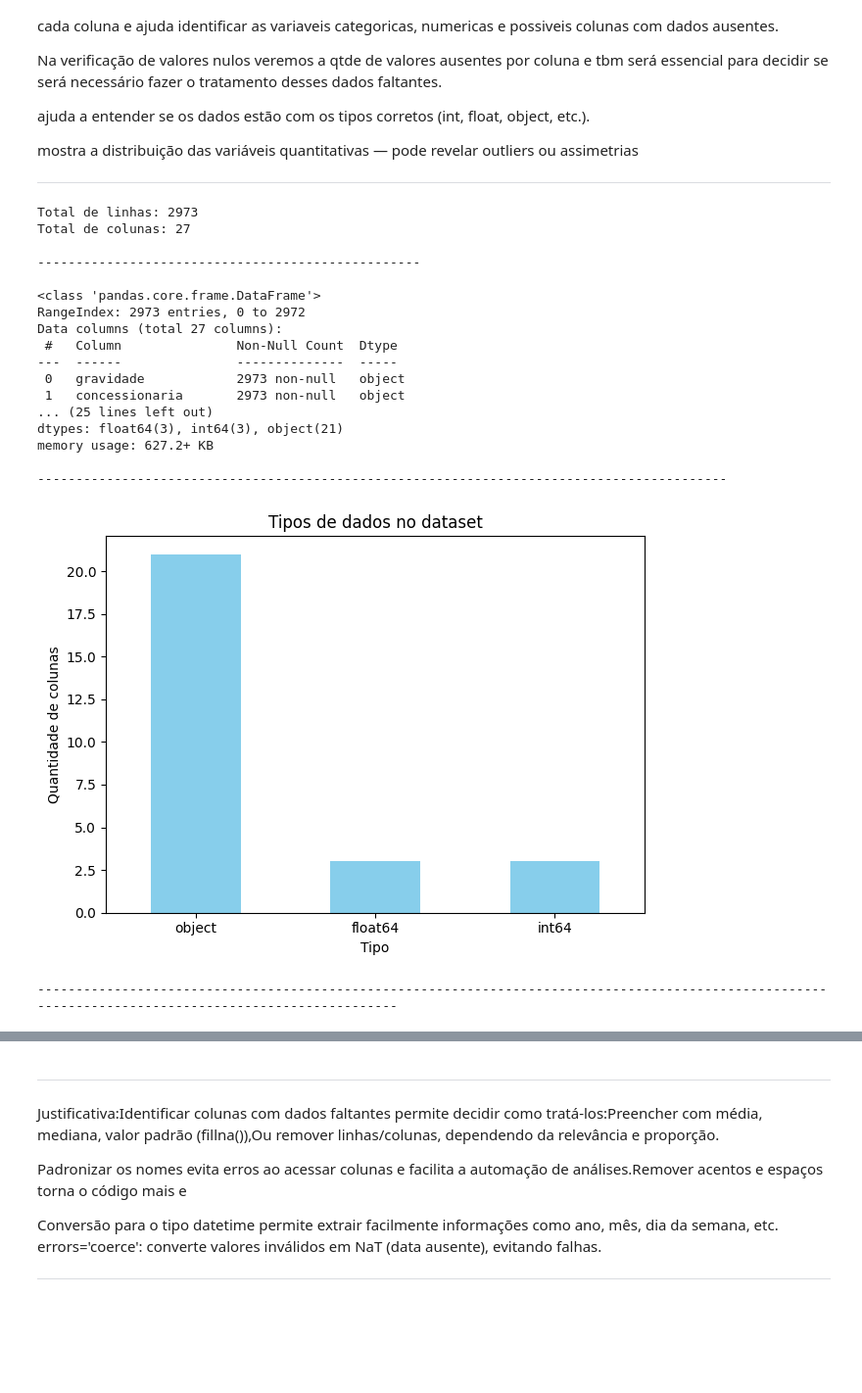
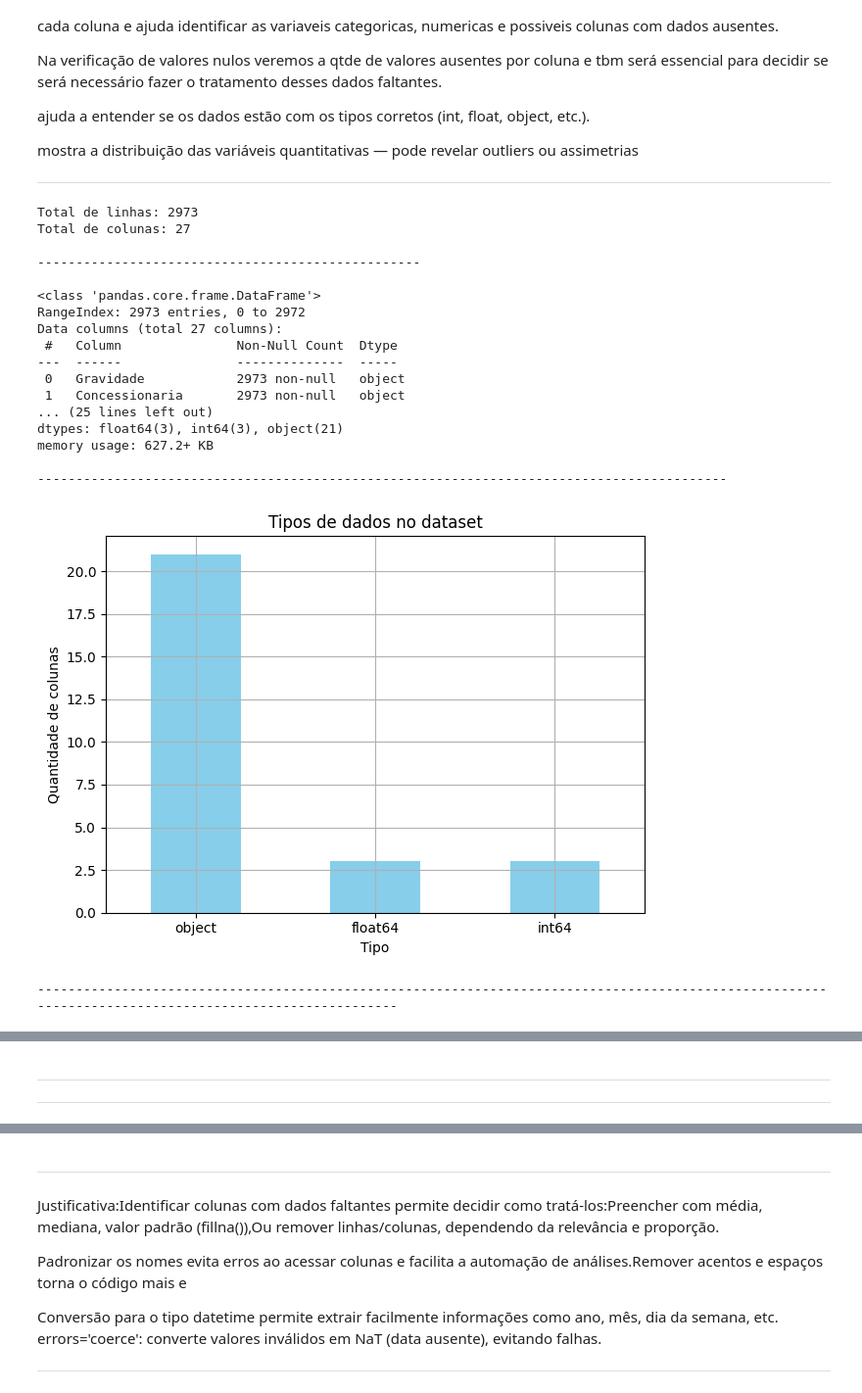
Before and after one commit to fabarroso/MVP1, a Jupyter notebook: MVP1.ipynb, the cells around one changed output, grey strips where cells are left out. Shown at 98% size. Cells and saved outputs as stored; diff of their text form; code cells hidden in the pictures; blank space fills up the shorter version.

```diff
--- a/MVP1.ipynb
+++ b/MVP1.ipynb
@@ -114,34 +115,35 @@ plt.title('Tipos de dados no dataset')
 plt.xlabel('Tipo')
 plt.ylabel('Quantidade de colunas')
 plt.xticks(rotation=0)
 plt.tight_layout()
+plt.grid(True)
 plt.show()
 
 print("\n" + "-"*150 + "\n")
 
 # Histograma de variáveis numéricas
 df.select_dtypes(include=['int64', 'float64']).hist(bins=15,
                  figsize=(10, 7), color='steelblue')
 plt.suptitle('Distribuição das variáveis numéricas')
 plt.tight_layout()
 plt.show()
 # %% [output]
 Total de linhas: 2973
 Total de colunas: 27
 
 --------------------------------------------------
 
 <class 'pandas.core.frame.DataFrame'>
 RangeIndex: 2973 entries, 0 to 2972
 Data columns (total 27 columns):
  #   Column               Non-Null Count  Dtype
 ---  ------               --------------  -----
- 0   gravidade            2973 non-null   object
- 1   concessionaria       2973 non-null   object
+ 0   Gravidade            2973 non-null   object
+ 1   Concessionaria       2973 non-null   object
 ... (25 lines left out)
 dtypes: float64(3), int64(3), object(21)
 memory usage: 627.2+ KB
 
 ------------------------------------------------------------------------------------------
-[figure, old version]
+[figure, new version]
 ------------------------------------------------------------------------------------------------------------------------------------------------------
@@ -148,0 +151,3 @@ memory usage: 627.2+ KB
+# %% [markdown]
+****
+****
```
Also changed, not shown: parts of 13 cells of this notebook.
